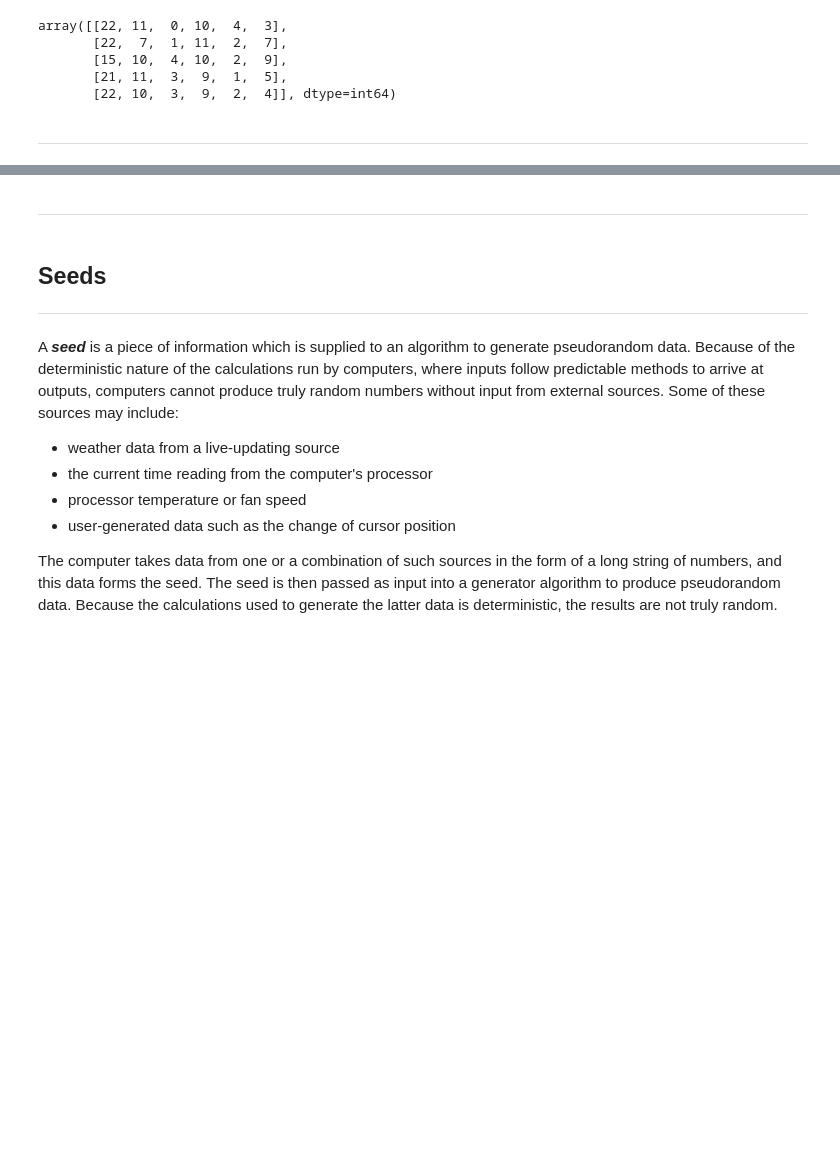
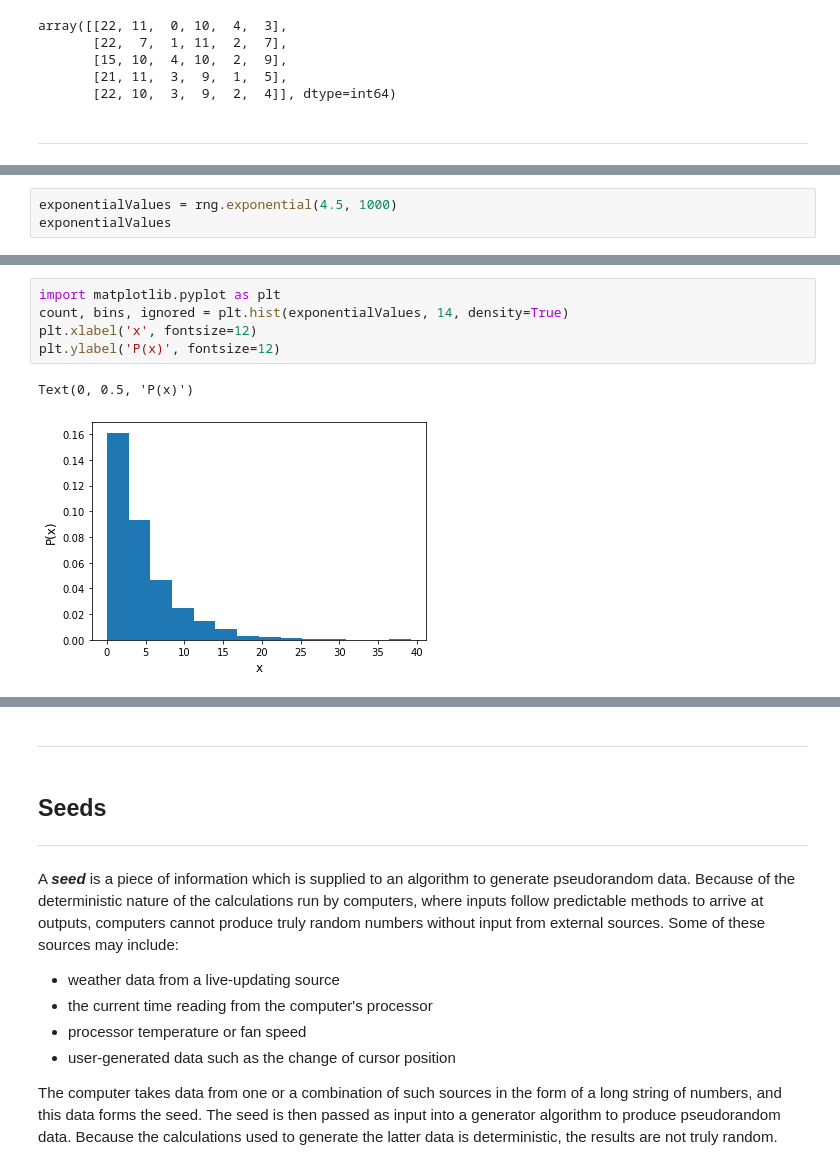
Before and after one commit to donalbuggy/programmingForDataAnalysisAssignment, a Jupyter notebook: progDA Assignment.ipynb, the cells around one changed output, grey strips where cells are left out. Drawn from its saved outputs; the diff is of its cells as text; blank space fills up the shorter version.

Commit message:
filled Overview section, added exponential distribution section

```diff
--- a/progDA Assignment.ipynb
+++ b/progDA Assignment.ipynb
@@ -422,0 +435,3 @@ array([[22, 11,  0, 10,  4,  3],
+# %%
+exponentialValues = rng.exponential(4.5, 1000)
+exponentialValues
@@ -422,0 +456,8 @@ array([[22, 11,  0, 10,  4,  3],
+# %%
+import matplotlib.pyplot as plt
+count, bins, ignored = plt.hist(exponentialValues, 14, density=True)
+plt.xlabel('x', fontsize=12)
+plt.ylabel('P(x)', fontsize=12)
+# %% [output]
+Text(0, 0.5, 'P(x)')
+[figure, added]
```
Also changed, not shown: parts of 37 cells of this notebook.
